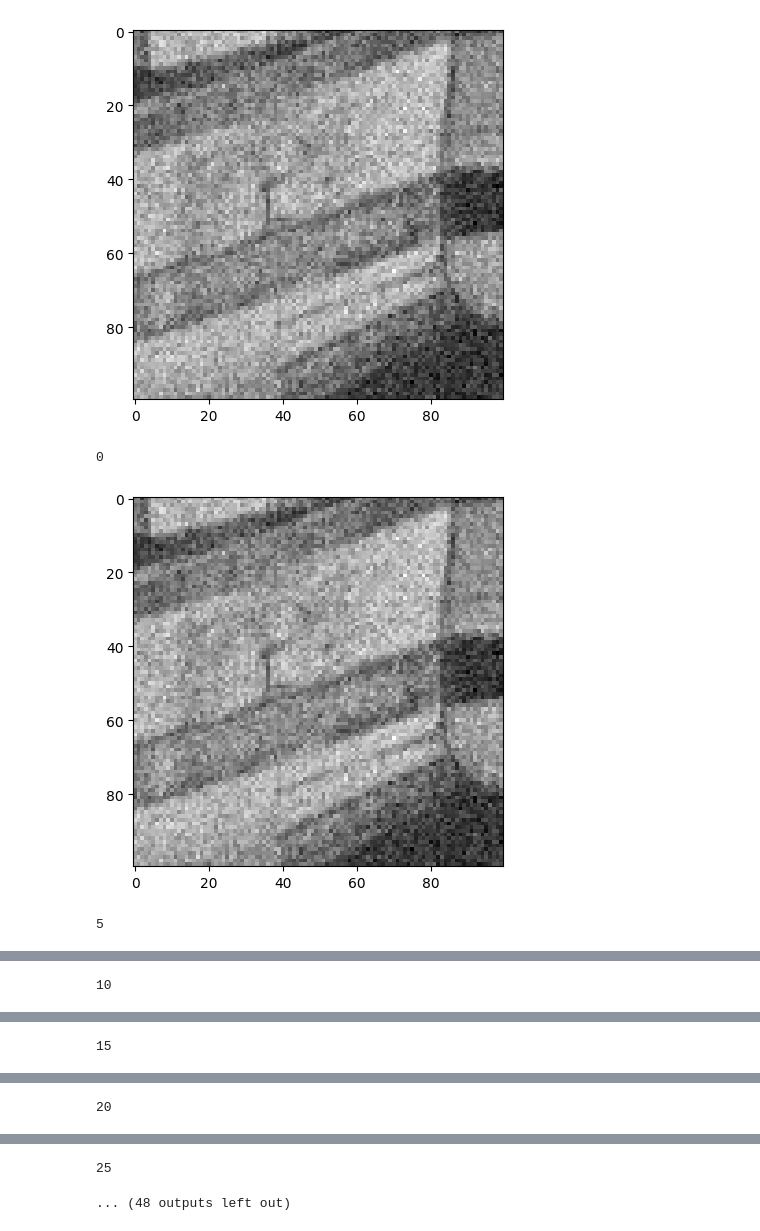
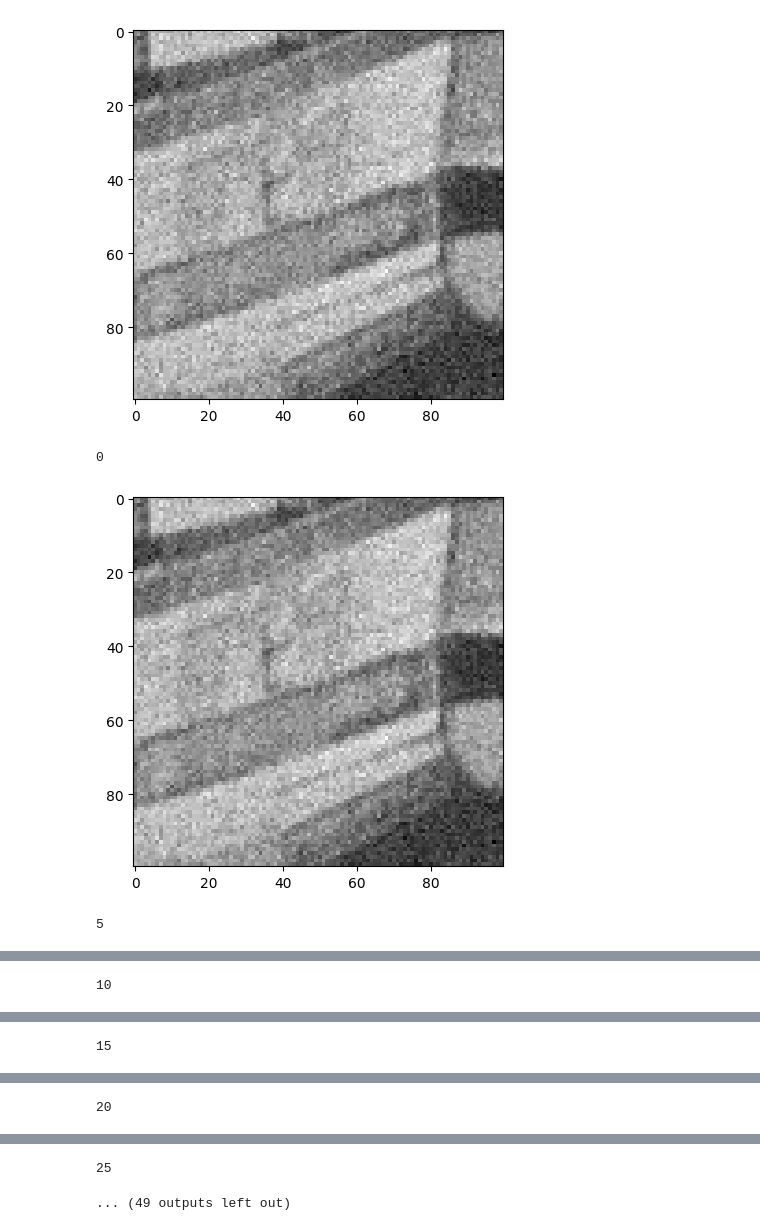
Before and after one commit to AlexDom513/ECE-6560-Final-Project, a Jupyter notebook: code/Sigmoid.ipynb, the cells around one changed output, grey strips where cells are left out. Saved outputs shown, nothing was run; the diff lists cells and outputs as text; code cells hidden in the pictures.

```diff
--- a/code/Sigmoid.ipynb
+++ b/code/Sigmoid.ipynb
@@ -73,36 +76,36 @@ def dDy_LIy(k,a,c,Ix_i,Iy_i,Iyy_i,Ixy_i):
   return (k/a) * ( Iyy_i*gradient(Ix_i,Iy_i,-.5) - Iy_i*gradient(Ix_i,Iy_i,-1.5) * (Ix_i*Ixy_i + Iy_i*Iyy_i) * (e_sigma(a,Ix_i,Iy_i,c)/ ((1+e_sigma(a,Ix_i,Iy_i,c))**2)) +
                    Iy_i*gradient(Ix_i,Iy_i,-.5) * (-1/a) * e_sigma(a,Ix_i,Iy_i,c) * gradient(Ix_i,Iy_i,-.5) * (Ix_i*Ixy_i + Iy_i*Iyy_i) * ( (1/(1+e_sigma(a,Ix_i,Iy_i,c))**2) + e_sigma(a,Ix_i,Iy_i,c) * (-2) * ((1+e_sigma(a,Ix_i,Iy_i,c))**-3) ))
 # %%
-a = 16.4
-c = 155
-k = 77
+a = 10.3
+c = 20
+k = 100
 I = img
-timestep = .02
+timestep = .01
 plt.imshow(I,cmap='gray')
 plt.show()
 
 # iterate through all the pixels in the image
 for iter in range(150):
   for i in range(1,I.shape[0]-1):
     for j in range(1,I.shape[1]-1):
 
       # compute partial derivatives
       Ix_val  = Ix(I,i,j)
       Iy_val  = Iy(I,i,j)
       Ixx_val = Ixx(I,i,j)
       Iyy_val = Iyy(I,i,j)
       Ixy_val = Ixy(I,i,j)
 
       # compute update
       I[i,j] = I[i,j] + timestep * (dDx_LIx(k,a,c,Ix_val,Iy_val,Ixx_val,Ixy_val) +
                                     dDy_LIy(k,a,c,Ix_val,Iy_val,Iyy_val,Ixy_val))
 
   if (iter % 5 == 0):
     print(iter)
     plt.imshow(I,cmap='gray')
     plt.show()
 # %% [output]
-[figure, old version]
+[figure, new version]
 0
-[figure, old version]
+[figure, new version]
 5
@@ -116,2 +119,2 @@ for iter in range(150):
 25
-... (48 outputs left out)
+... (49 outputs left out)
```
Also changed, not shown: parts of 2 cells of this notebook, 13 other files.
